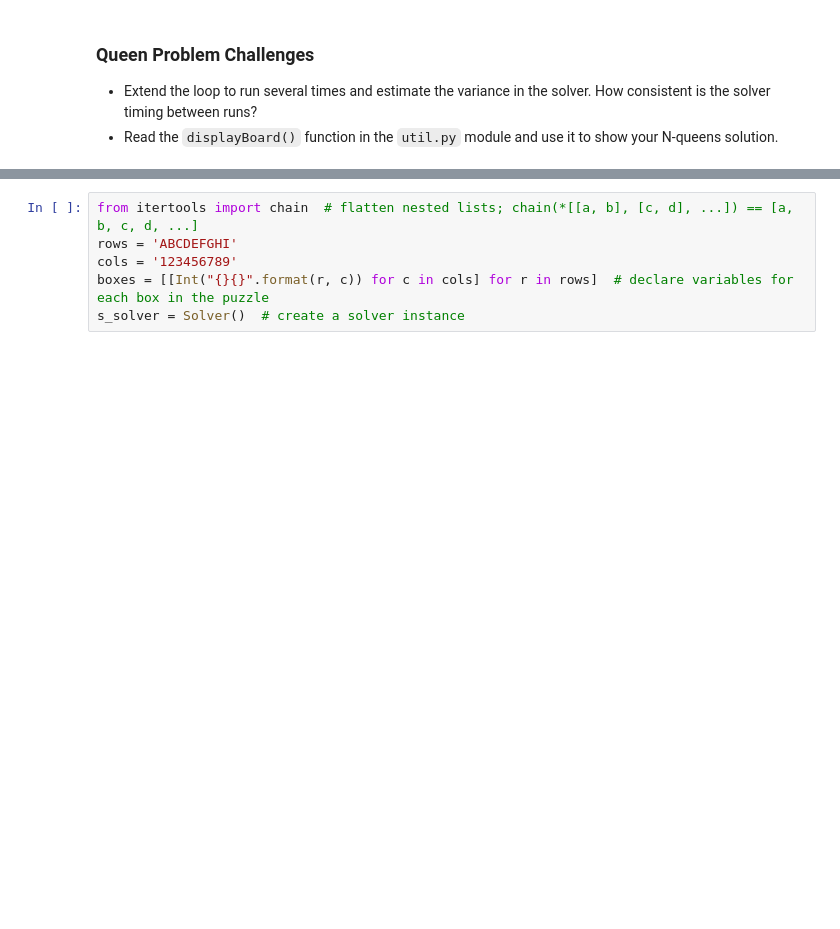
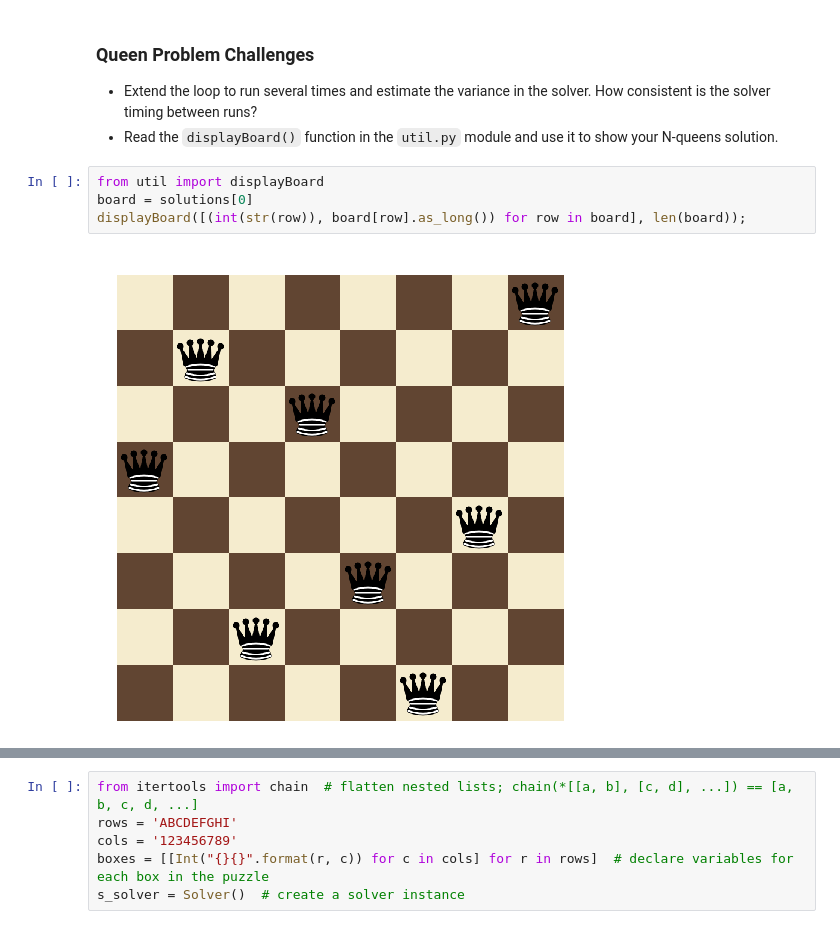
Before and after one commit to rghein/Udacity-Artificial-Intelligence-Nanodegree, a Jupyter notebook: Exercises/1_Constraint Satisfaction/AIND-Constraint_Satisfaction.ipynb, the cells around one changed output, grey strips where cells are left out. Cells and saved outputs as stored; diff of their text form; blank space fills up the shorter version.

```diff
--- a/Exercises/1_Constraint Satisfaction/AIND-Constraint_Satisfaction.ipynb
+++ b/Exercises/1_Constraint Satisfaction/AIND-Constraint_Satisfaction.ipynb
@@ -221,6 +225,12 @@ plt.plot(sizes, runtimes)
 ### Queen Problem Challenges
 - Extend the loop to run several times and estimate the variance in the solver. How consistent is the solver timing between runs?
 - Read the `displayBoard()` function in the `util.py` module and use it to show your N-queens solution.
+# %%
+from util import displayBoard
+board = solutions[0]
+displayBoard([(int(str(row)), board[row].as_long()) for row in board], len(board));
+# %% [output]
+[figure, added]
 # %% [markdown]
 ---
 ## IV. Revisiting Sudoku
```
Also changed, not shown: parts of 2 cells of this notebook, 1 other file.
